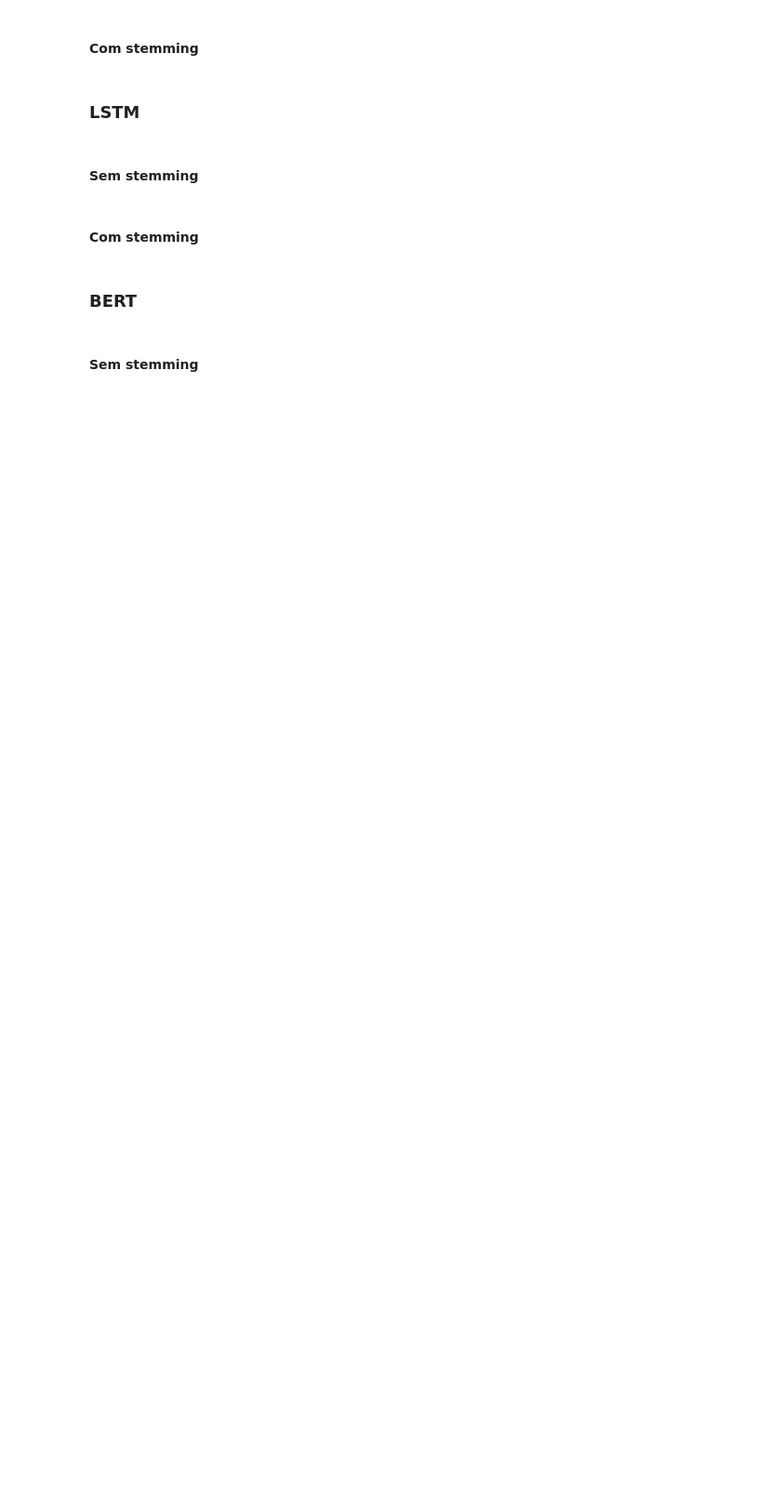
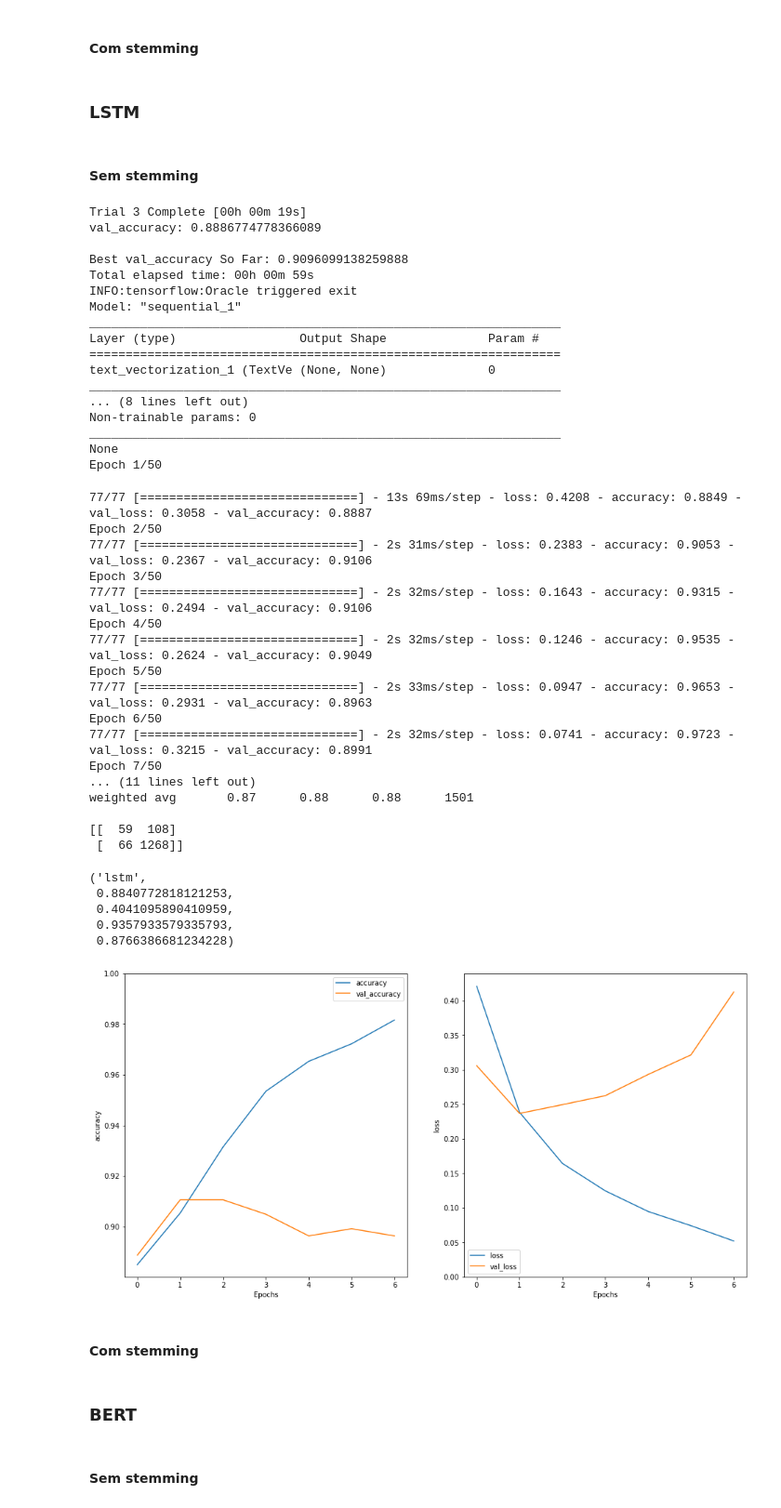
Before and after one commit to mariamaOlive/sentiment-analysis, a Jupyter notebook: classificadores.ipynb, the cells around one changed output. Shown at 93% size. Saved outputs shown, nothing was run; the diff lists cells and outputs as text; code cells hidden in the pictures; blank space fills up the shorter version.

```diff
--- a/classificadores.ipynb
+++ b/classificadores.ipynb
@@ -324,20 +384,61 @@ pipeline_cnn_lstm("cnn",X_train_join[0], y_train, X_valid_join[0], y_valid, X_te
 # %%
 # Balanceado
-pipeline_cnn_lstm("cnn_b",X_train_join_b[0], y_train_b, X_valid_join_b[0], y_valid_b, X_test_join_b[0], y_test_b)
+all_metrics.append(pipeline_cnn_lstm("cnn_b",X_train_join_b[0], y_train_b, X_valid_join_b[0], y_valid_b, X_test_join_b[0], y_test_b))
 # %% [markdown]
 #### Com stemming
 # %%
 #Desbalanceado
-pipeline_cnn_lstm("cnn_st",X_train_join[1], y_train, X_valid_join[1], y_valid, X_test_join[1], y_test)
+all_metrics.append(pipeline_cnn_lstm("cnn_st",X_train_join[1], y_train, X_valid_join[1], y_valid, X_test_join[1], y_test))
 # %%
 #Balanceado
-pipeline_cnn_lstm("cnn_b_st",X_train_join_b[1], y_train_b, X_valid_join_b[1], y_valid_b, X_test_join_b[1], y_test_b)
+all_metrics.append(pipeline_cnn_lstm("cnn_b_st",X_train_join_b[1], y_train_b, X_valid_join_b[1], y_valid_b, X_test_join_b[1], y_test_b))
 # %% [markdown]
 ### LSTM
 # %% [markdown]
 #### Sem stemming
 # %%
 # Desbalanceado
-pipeline_cnn_lstm("lstm",X_train_join[0], y_train, X_valid_join[0], y_valid, X_test_join[0], y_test)
+all_metrics.append(pipeline_cnn_lstm("lstm",X_train_join[0], y_train, X_valid_join[0], y_valid, X_test_join[0], y_test))
+# %% [output]
+Trial 3 Complete [00h 00m 19s]
+val_accuracy: 0.8886774778366089
+
+Best val_accuracy So Far: 0.9096099138259888
+Total elapsed time: 00h 00m 59s
+INFO:tensorflow:Oracle triggered exit
+Model: "sequential_1"
+_________________________________________________________________
+Layer (type)                 Output Shape              Param #
+=================================================================
+text_vectorization_1 (TextVe (None, None)              0
+_________________________________________________________________
+... (8 lines left out)
+Non-trainable params: 0
+_________________________________________________________________
+None
+Epoch 1/50
+77/77 [==============================] - 13s 69ms/step - loss: 0.4208 - accuracy: 0.8849 - val_loss: 0.3058 - val_accuracy: 0.8887
+Epoch 2/50
+77/77 [==============================] - 2s 31ms/step - loss: 0.2383 - accuracy: 0.9053 - val_loss: 0.2367 - val_accuracy: 0.9106
+Epoch 3/50
+77/77 [==============================] - 2s 32ms/step - loss: 0.1643 - accuracy: 0.9315 - val_loss: 0.2494 - val_accuracy: 0.9106
+Epoch 4/50
+77/77 [==============================] - 2s 32ms/step - loss: 0.1246 - accuracy: 0.9535 - val_loss: 0.2624 - val_accuracy: 0.9049
+Epoch 5/50
+77/77 [==============================] - 2s 33ms/step - loss: 0.0947 - accuracy: 0.9653 - val_loss: 0.2931 - val_accuracy: 0.8963
+Epoch 6/50
+77/77 [==============================] - 2s 32ms/step - loss: 0.0741 - accuracy: 0.9723 - val_loss: 0.3215 - val_accuracy: 0.8991
+Epoch 7/50
+... (11 lines left out)
+weighted avg       0.87      0.88      0.88      1501
+
+[[  59  108]
+ [  66 1268]]
+('lstm',
+ 0.8840772818121253,
+ 0.4041095890410959,
+ 0.9357933579335793,
+ 0.8766386681234228)
+[figure, added]
 # %%
 # Balanceado
```
Also changed, not shown: parts of 34 cells of this notebook, 4 other files.
